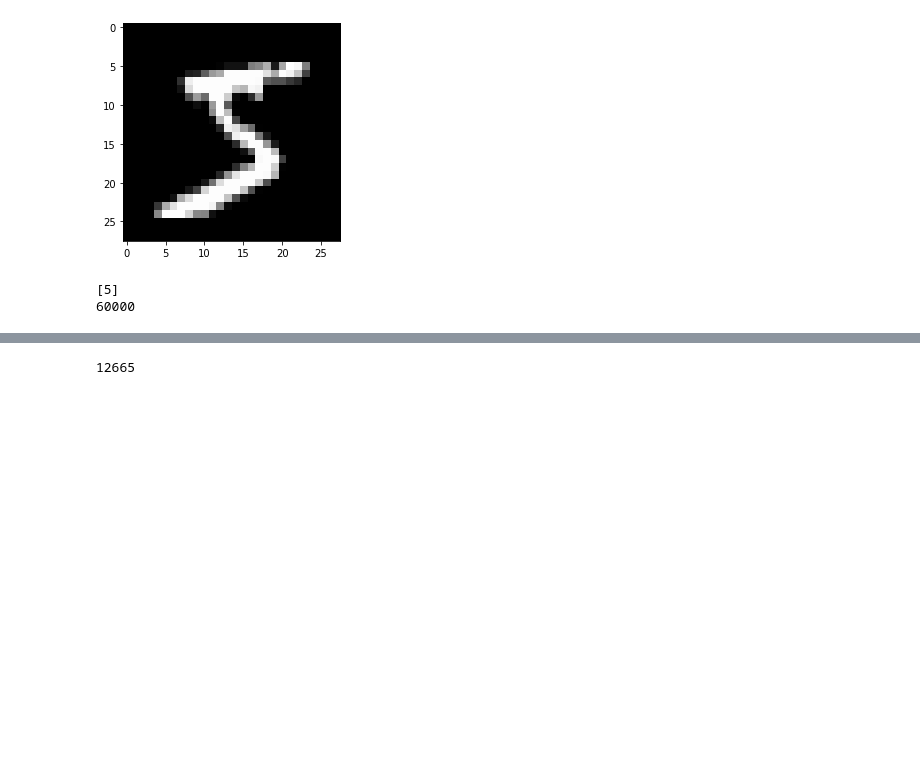
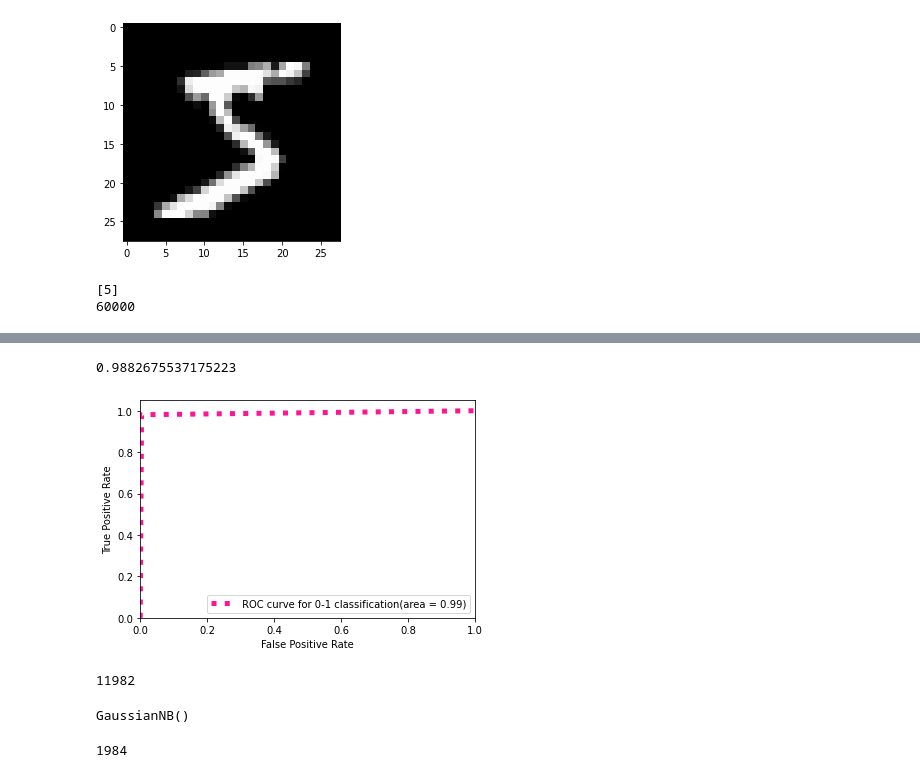
Before and after one commit to yay14/MNIST-digit-classification, a Jupyter notebook: MNIST digits Classification.ipynb, the cells around one changed output, grey strips where cells are left out. Saved outputs shown, nothing was run; the diff lists cells and outputs as text; code cells hidden in the pictures; blank space fills up the shorter version.

```diff
--- a/MNIST digits Classification.ipynb
+++ b/MNIST digits Classification.ipynb
@@ -190,0 +203,10 @@ print(len(train_labels_array))
+# %%
+#redefining training dataset
+x_train =np.ndarray(shape=(c,784),dtype='int32')
+y_train = np.ndarray(shape=(c),dtype='int32')
+j=0
+for i in range(60000):
+    if ((train_labels_array[i]==1) or (train_labels_array[i]==0)) and j<c:
+        x_train[j]=train_images_array[i].flatten()
+        y_train[j]=train_labels_array[i]
+        j=j+1
@@ -190,0 +246,7 @@ print(len(train_labels_array))
+# %%
+#counting test samples which are either 0 or 1
+c=0
+for i in range(10000):
+    if (test_labels_array[i]==1) or (test_labels_array[i]==0) :
+        c=c+1
+print(c)
@@ -191,10 +303,32 @@ print(len(train_labels_array))
+# %%
+#Drawing ROC curve
+y_pred_binarise = label_binarize(predicted, classes=[0,1])
+y_test_binarise = label_binarize(y_test, classes=[0,1])
+roc_auc = roc_auc_score(y_test_binarise, y_pred_binarise)
+print(roc_auc)
+fpr, tpr, thresh1 = roc_curve(y_test_binarise, y_pred_binarise)
+# %% [output]
+0.9882675537175223
+# %%
+plt.figure()
+plt.plot(fpr, tpr,label=' ROC curve for 0-1 classification(area = {0:0.2f})'
+               ''.format(roc_auc),color='deeppink', linestyle=':', linewidth=5 )
+plt.xlim([0.0, 1.0])
+plt.ylim([0.0, 1.05])
+plt.xlabel('False Positive Rate')
+plt.ylabel('True Positive Rate')
+plt.legend(loc="lower right")
+
+plt.show()
+# %% [output]
+[figure, added]
 # %%
-#Classifier to distinguish digits 1 and 2
+#Classifier to distinguish digits 3 and 8
 c=0
-for i in range(0,59999):
-    if (train_labels_array[i]==1) or (train_labels_array[i]==0) :
+for i in range(60000):
+    if (train_labels_array[i]==3) or (train_labels_array[i]==8) :
         c=c+1
 print(c)
 # %% [output]
-12665
+11982
 # %%
@@ -206,3 +341,18 @@ for i in range(0,59999):
         x_train[j]=train_images_array[i].flatten()
         y_train[j]=train_labels_array[i]
         j=j+1
+# %%
+from sklearn.naive_bayes import GaussianNB
+GNB_classifier = GaussianNB()
+GNB_classifier.fit(x_train, y_train)
+# %% [output]
+GaussianNB()
+# %%
+#counting test data which are either 3 or 8
+c=0
+for i in range(10000):
+    if (test_labels_array[i]==3) or (test_labels_array[i]==8) :
+        c=c+1
+print(c)
+# %% [output]
+1984
```
Also changed, not shown: parts of 35 cells of this notebook.
